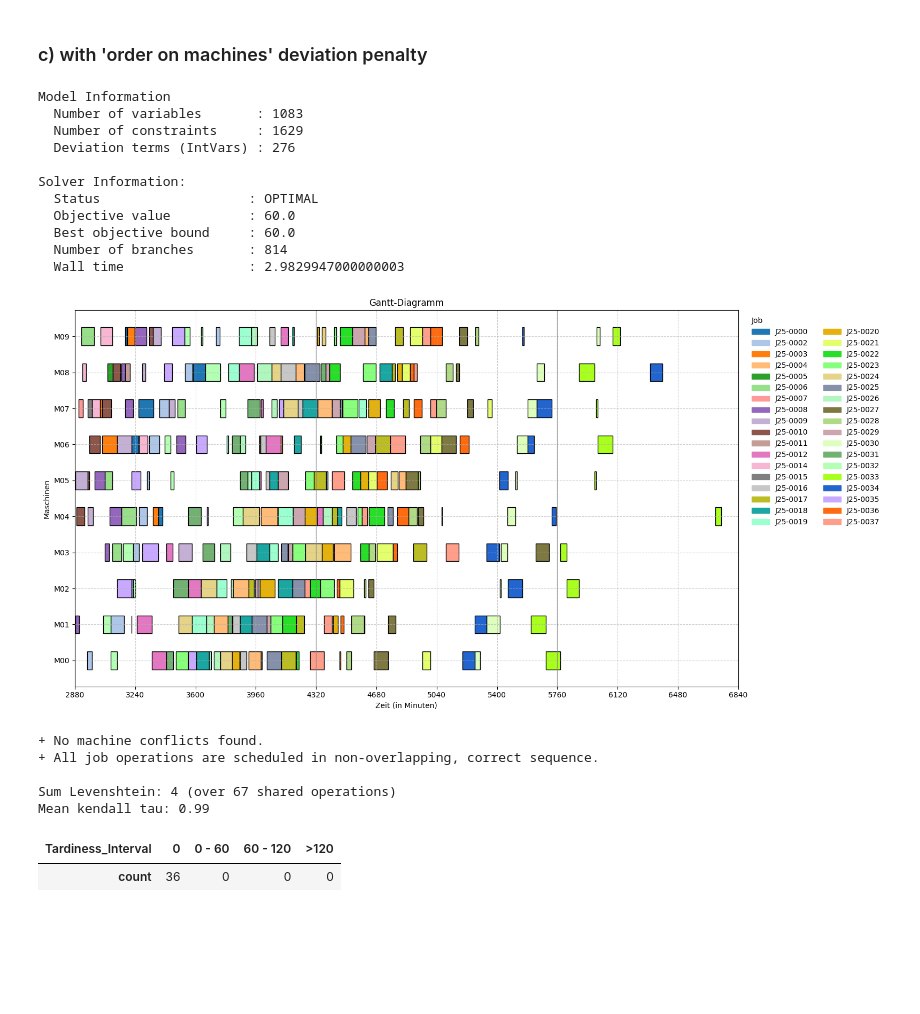
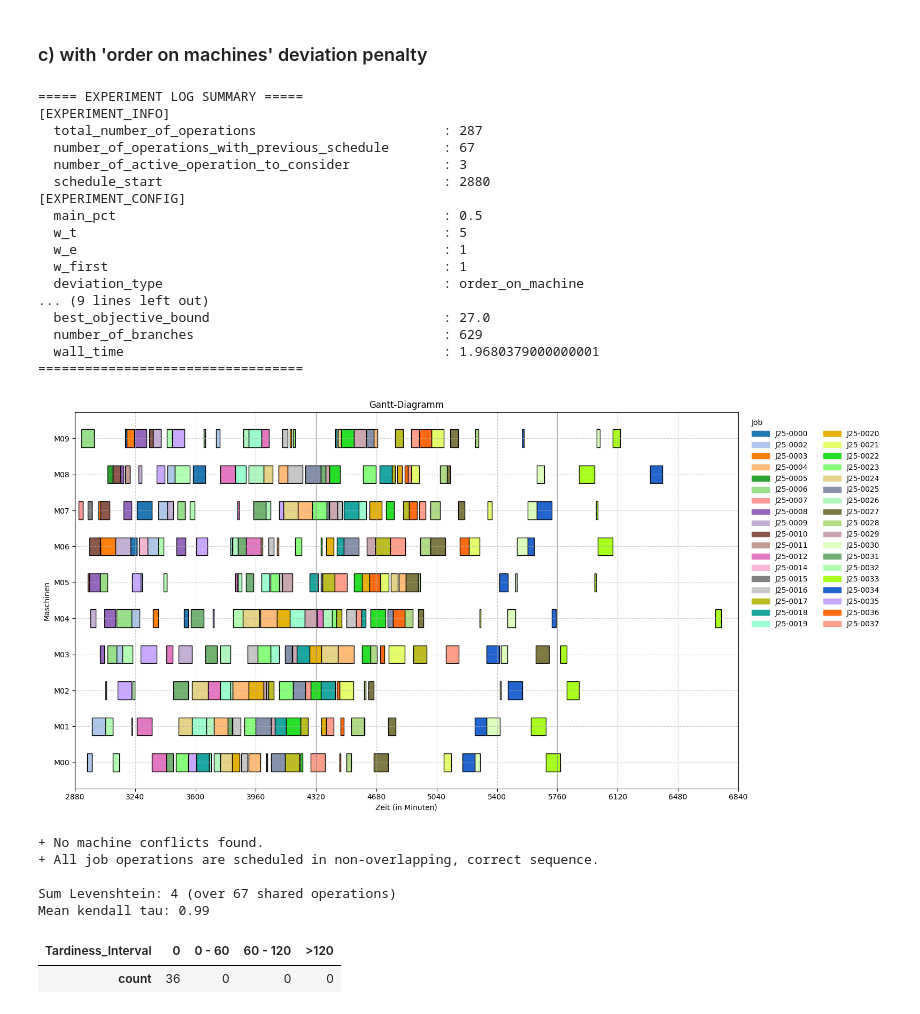
Before and after one commit to konrad-adamski/HTWD_Job-Shop_Scheduling, a Jupyter notebook: notebooks/02_Google_OR-Tools_Constraint_Programming/01_Lateness.ipynb, the cells around one changed output. Cells and saved outputs as stored; diff of their text form; code cells hidden in the pictures; blank space fills up the shorter version.

```diff
--- a/notebooks/02_Google_OR-Tools_Constraint_Programming/01_Lateness.ipynb
+++ b/notebooks/02_Google_OR-Tools_Constraint_Programming/01_Lateness.ipynb
@@ -193,7 +195,7 @@ times_dict
 # %% [markdown]
 ### Schedule
 # %%
-schedule = solve_jssp_lateness_with_start_deviation_minimization(
+schedule, _ = solve_jssp_lateness_with_start_deviation_minimization(
         job_ops=job_ops_dict,
         times_dict=times_dict,
         previous_schedule=None,
@@ -510,40 +514,48 @@ get_jobs_aggregated(df_last_ops_with_metrics, column="Tardiness")
 # %% [markdown]
 ### c) with 'order on machines' deviation penalty
 # %%
-schedule = solve_jssp_lateness_with_order_deviation_minimization(
+schedule, experiment_log = solve_jssp_lateness_with_order_deviation_minimization(
     job_ops=job_ops_dict,
     times_dict=times_dict,
     previous_schedule=previous_schedule,
     active_ops=active_ops,
     w_t=5, w_e=1, w_first=1,
     main_pct=(1/2),                  # 50% Lateness, 50% Deviation
     duration_buffer_factor = 2,
     schedule_start=day_start, msg=False,
     solver_time_limit=max_time, solver_relative_gap_limit=0.05
 )
 
+print_experiment_log(experiment_log)
+
 df_schedule = get_schedule_dframe(schedule)
 gantt.get_plot(df_schedule, perspective="Machine")
 check.check_core_schedule_constraints(df_schedule)
 
 sum_levenshtein = compute_sum_levenshtein_distance(df_previous_schedule, df_schedule, comparison_start_time=day_start)
 mean_kendall_tau = compute_mean_kendall_tau(df_previous_schedule, df_schedule, comparison_start_time=day_start)
 shared_operations_number = get_shared_operations_number(df_previous_schedule, df_schedule, comparison_start_time=day_start)
 print(f"\nSum Levenshtein: {sum_levenshtein} (over {shared_operations_number} shared operations)")
 print(f"Mean kendall tau: {mean_kendall_tau:.2f}")
 # %% [output]
-Model Information
-  Number of variables       : 1083
-  Number of constraints     : 1629
-  Deviation terms (IntVars) : 276
-
-Solver Information:
-  Status                   : OPTIMAL
-  Objective value          : 60.0
-  Best objective bound     : 60.0
-  Number of branches       : 814
-  Wall time                : 2.9829947000000003
+===== EXPERIMENT LOG SUMMARY =====
+[EXPERIMENT_INFO]
+  total_number_of_operations                        : 287
+  number_of_operations_with_previous_schedule       : 67
+  number_of_active_operation_to_consider            : 3
+  schedule_start                                    : 2880
+[EXPERIMENT_CONFIG]
+  main_pct                                          : 0.5
+  w_t                                               : 5
+  w_e                                               : 1
+  w_first                                           : 1
+  deviation_type                                    : order_on_machine
+... (9 lines left out)
+  best_objective_bound                              : 27.0
+  number_of_branches                                : 629
+  wall_time                                         : 1.9680379000000001
+==================================
-[figure, old version]
+[figure, new version]
 + No machine conflicts found.
 + All job operations are scheduled in non-overlapping, correct sequence.
 
```
Also changed, not shown: parts of 25 cells of this notebook, 2 other files.
